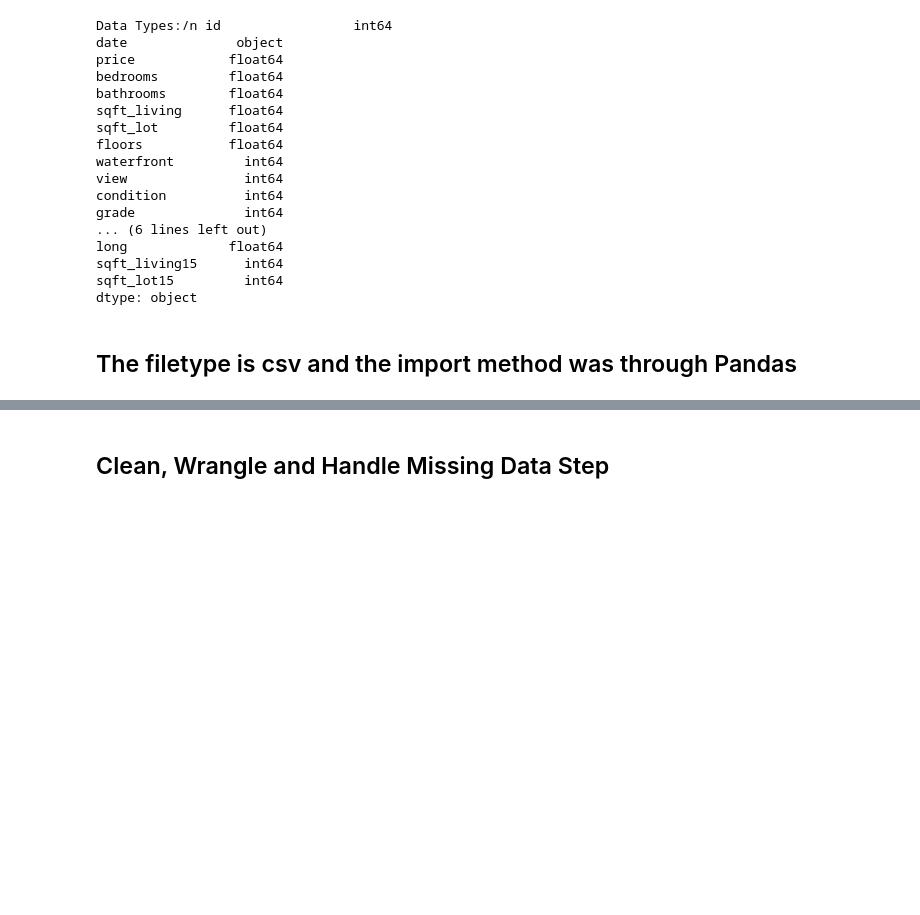
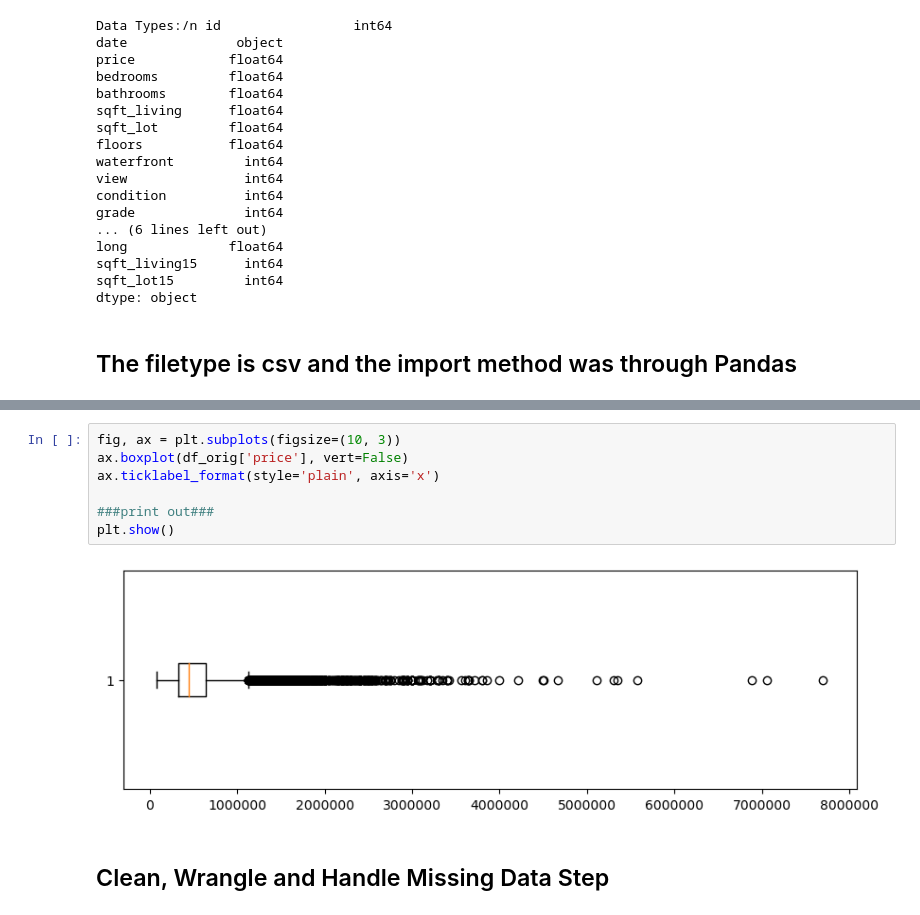
Before and after one commit to TexasTori/ADS500B, a Jupyter notebook: House Data Project.ipynb, the cells around one changed output, grey strips where cells are left out. Cells and saved outputs as stored; diff of their text form; blank space fills up the shorter version.

```diff
--- a/House Data Project.ipynb
+++ b/House Data Project.ipynb
@@ -93,3 +113,12 @@ plt.show()
+# %%
+fig, ax = plt.subplots(figsize=(10, 3))
+ax.boxplot(df_orig['price'], vert=False)
+ax.ticklabel_format(style='plain', axis='x')
+
+###print out###
+plt.show()
+# %% [output]
+[figure, added]
 # %% [markdown]
 ## Clean, Wrangle and Handle Missing Data Step
 # %%
```
Also changed, not shown: parts of 11 cells of this notebook, 1 other file.
